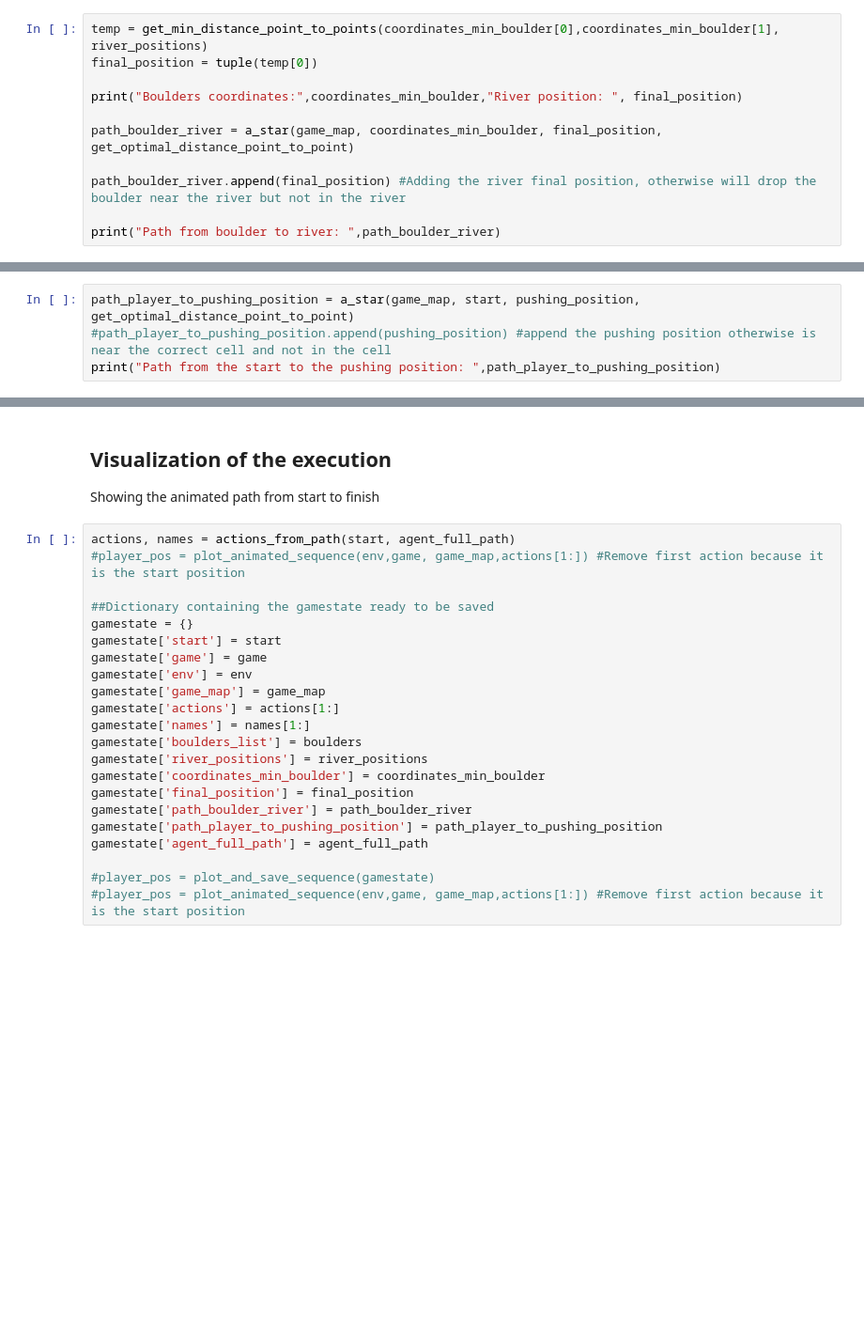
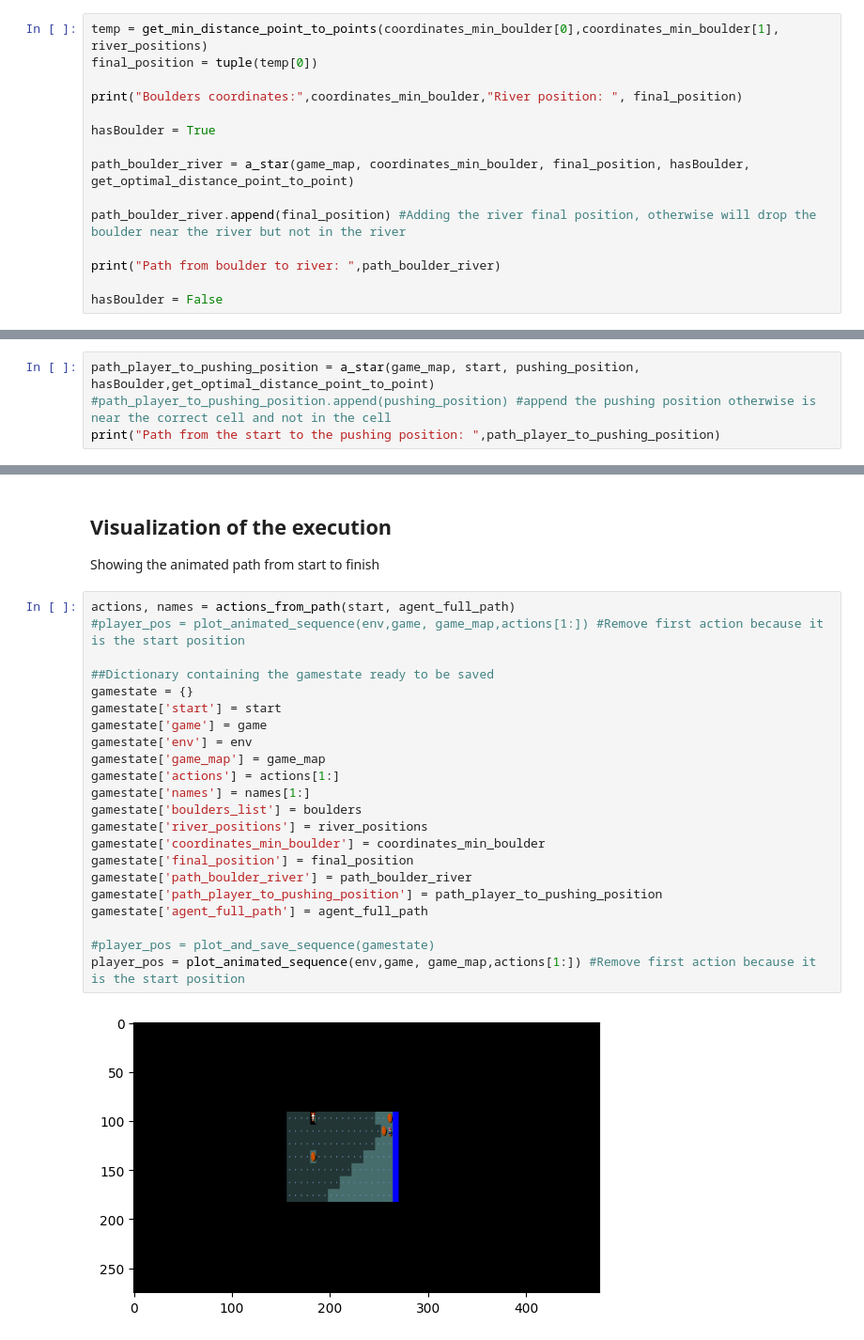
Before and after one commit to JacopoRaffi/AIF_Project, a Jupyter notebook: base_case_test.ipynb, the cells around one changed output, grey strips where cells are left out. Shown: that part at 94% size. Drawn from its saved outputs; the diff is of its cells as text; blank space fills up the shorter version.

Commit message:
flag river

```diff
--- a/base_case_test.ipynb
+++ b/base_case_test.ipynb
@@ -103,9 +103,13 @@ final_position = tuple(temp[0])
 
 print("Boulders coordinates:",coordinates_min_boulder,"River position: ", final_position)
 
-path_boulder_river = a_star(game_map, coordinates_min_boulder, final_position, get_optimal_distance_point_to_point)
+hasBoulder = True
+
+path_boulder_river = a_star(game_map, coordinates_min_boulder, final_position, hasBoulder, get_optimal_distance_point_to_point)
 
 path_boulder_river.append(final_position) #Adding the river final position, otherwise will drop the boulder near the river but not in the river
 
 print("Path from boulder to river: ",path_boulder_river)
+
+hasBoulder = False
 # %% [output]
@@ -122,7 +126,7 @@ Pushing position:  (11, 39)
 # %% [markdown]
 ## Path Player -> Boulder pushing position
 # %%
-path_player_to_pushing_position = a_star(game_map, start, pushing_position, get_optimal_distance_point_to_point)
+path_player_to_pushing_position = a_star(game_map, start, pushing_position, hasBoulder,get_optimal_distance_point_to_point)
 #path_player_to_pushing_position.append(pushing_position) #append the pushing position otherwise is near the correct cell and not in the cell
 print("Path from the start to the pushing position: ",path_player_to_pushing_position)
 # %% [output]
@@ -162,22 +166,24 @@ Showing the animated path from start to finish
 # %%
 actions, names = actions_from_path(start, agent_full_path)
 #player_pos = plot_animated_sequence(env,game, game_map,actions[1:]) #Remove first action because it is the start position
 
 ##Dictionary containing the gamestate ready to be saved
 gamestate = {}
 gamestate['start'] = start
 gamestate['game'] = game
 gamestate['env'] = env
 gamestate['game_map'] = game_map
 gamestate['actions'] = actions[1:]
 gamestate['names'] = names[1:]
 gamestate['boulders_list'] = boulders
 gamestate['river_positions'] = river_positions
 gamestate['coordinates_min_boulder'] = coordinates_min_boulder
 gamestate['final_position'] = final_position
 gamestate['path_boulder_river'] = path_boulder_river
 gamestate['path_player_to_pushing_position'] = path_player_to_pushing_position
 gamestate['agent_full_path'] = agent_full_path
 
 #player_pos = plot_and_save_sequence(gamestate)
-#player_pos = plot_animated_sequence(env,game, game_map,actions[1:]) #Remove first action because it is the start position
+player_pos = plot_animated_sequence(env,game, game_map,actions[1:]) #Remove first action because it is the start position
+# %% [output]
+[figure, added]
```
Also changed, not shown: parts of 18 cells of this notebook, 2 other files.
